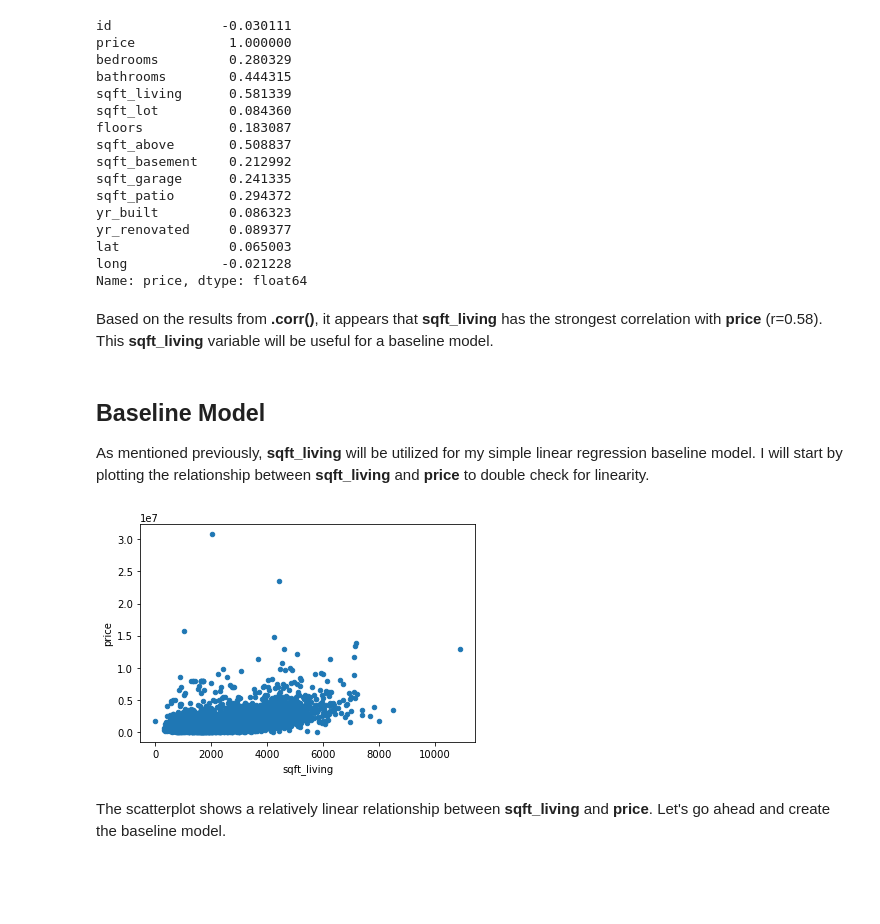
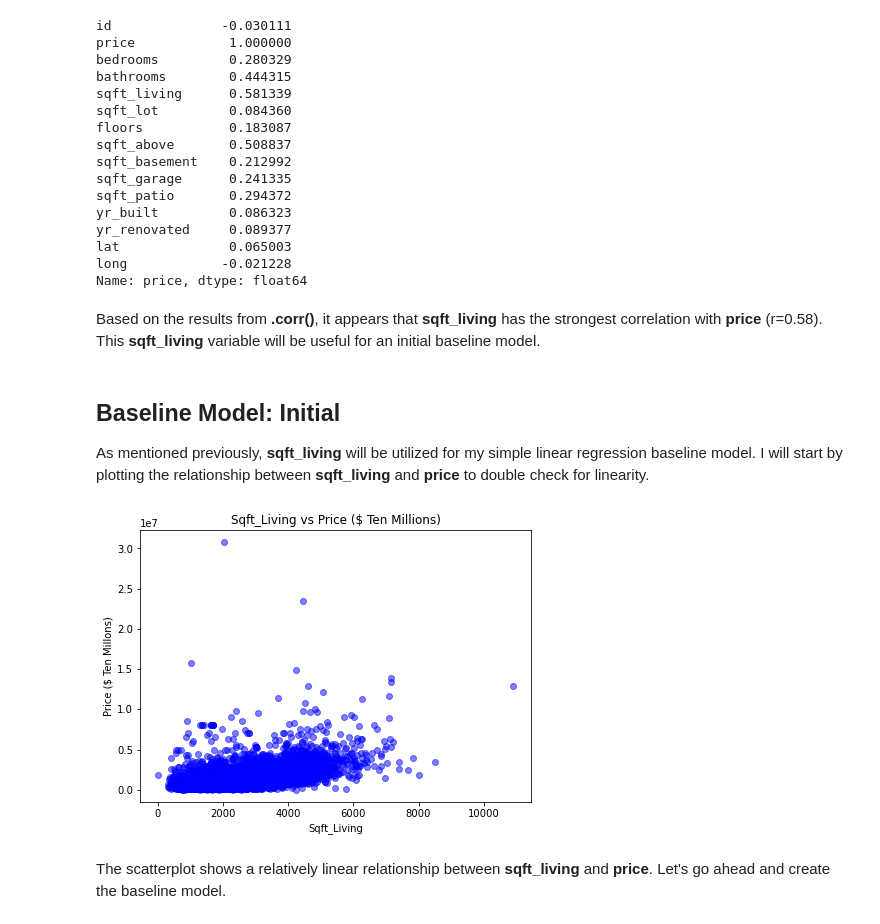
Before and after one commit to jbenedito99/dsc-phase-2-project-v2-5, a Jupyter notebook: student.ipynb, the cells around one changed output. Saved outputs shown, nothing was run; the diff lists cells and outputs as text; code cells hidden in the pictures; blank space fills up the shorter version.

```diff
--- a/student.ipynb
+++ b/student.ipynb
@@ -195,16 +195,21 @@ lat              0.065003
 long            -0.021228
 Name: price, dtype: float64
 # %% [markdown]
-Based on the results from <b>.corr()</b>, it appears that <b>sqft_living</b> has the strongest correlation with <b>price</b> (r=0.58). This <b>sqft_living</b> variable will be useful for a baseline model.
+Based on the results from <b>.corr()</b>, it appears that <b>sqft_living</b> has the strongest correlation with <b>price</b> (r=0.58). This <b>sqft_living</b> variable will be useful for an initial baseline model.
 # %% [markdown]
-## Baseline Model
+## Baseline Model: Initial
 
 As mentioned previously, <b>sqft_living</b> will be utilized for my simple linear regression baseline model. I will start by plotting the relationship between <b>sqft_living</b> and <b>price</b> to double check for linearity.
-# %%
-# scatterplot to visualize relationship between sqft_living and price
-house_data.plot.scatter(x='sqft_living', y='price');
-# %% [output]
-[figure, removed]
+# %%
+# scatterplot to visualize relationship between sqft_living and price
+fig, ax = plt.subplots(figsize=(7,5))
+
+ax.scatter(house_data["sqft_living"], house_data["price"], alpha=0.5, color="blue")
+ax.set_title("Sqft_Living vs Price ($ Ten Millions)")
+ax.set_xlabel("Sqft_Living")
+ax.set_ylabel("Price ($ Ten Millons)");
+# %% [output]
+[figure, added]
 # %% [markdown]
 The scatterplot shows a relatively linear relationship between <b>sqft_living</b> and <b>price</b>. Let's go ahead and create the baseline model.
 # %%
```
Also changed, not shown: parts of 31 cells of this notebook.
